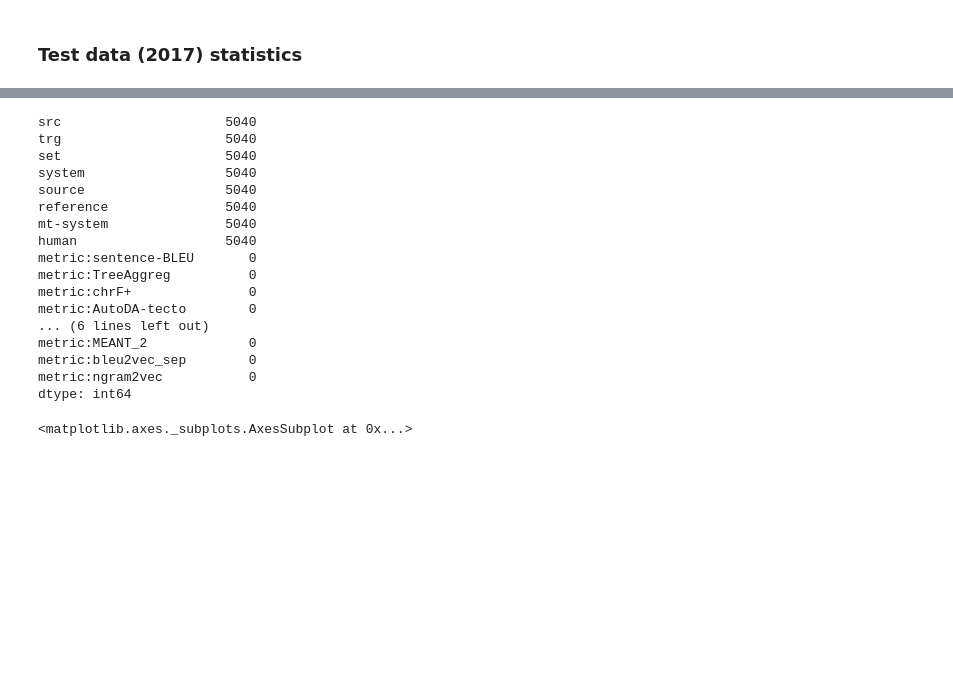
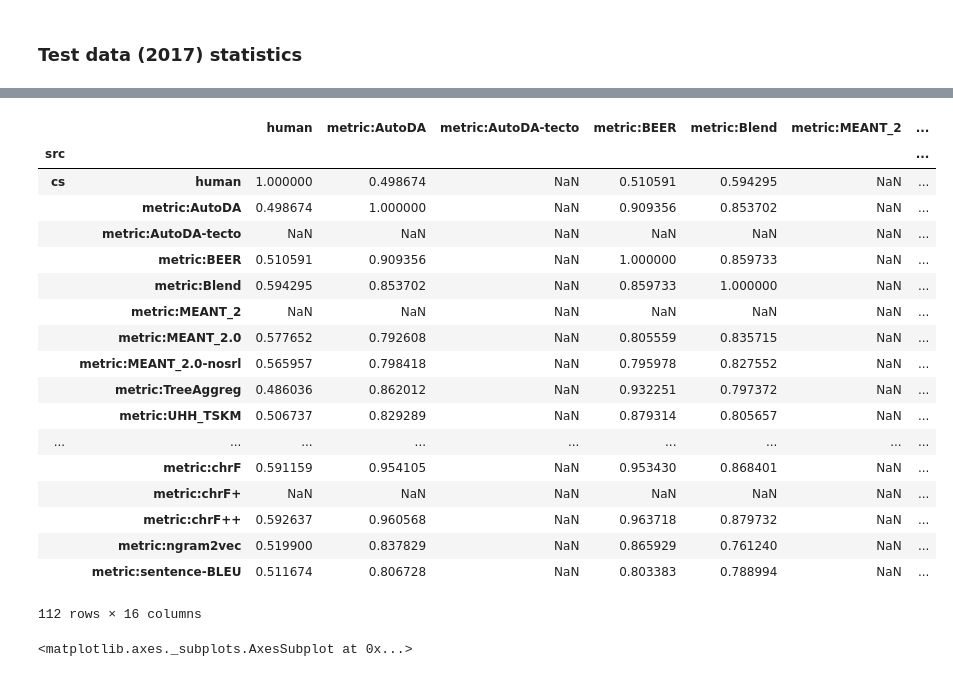
Before and after one commit to johntzwei/mt_metrics, a Jupyter notebook: data_readers-metrics.ipynb, the cells around one changed output, grey strips where cells are left out. Drawn from its saved outputs; the diff is of its cells as text; code cells hidden in the pictures; blank space fills up the shorter version.

```diff
--- a/data_readers-metrics.ipynb
+++ b/data_readers-metrics.ipynb
@@ -251,23 +255,25 @@ test.groupby('src-trg').count()
-# %%
-test.count()
-# %% [output]
-src                     5040
-trg                     5040
-set                     5040
-system                  5040
-source                  5040
-reference               5040
-mt-system               5040
-human                   5040
-metric:sentence-BLEU       0
-metric:TreeAggreg          0
-metric:chrF+               0
-metric:AutoDA-tecto        0
-... (6 lines left out)
-metric:MEANT_2             0
-metric:bleu2vec_sep        0
-metric:ngram2vec           0
-dtype: int64
+# %%
+test[test.trg == 'en'].groupby('src').corr()
+# %% [output]
+|  |  | human | metric:AutoDA | metric:AutoDA-tecto | metric:BEER | metric:Blend | metric:MEANT_2 | ... |
+| src |  |  |  |  |  |  |  | ... |
+| cs | human | 1.000000 | 0.498674 | NaN | 0.510591 | 0.594295 | NaN | ... |
+|  | metric:AutoDA | 0.498674 | 1.000000 | NaN | 0.909356 | 0.853702 | NaN | ... |
+|  | metric:AutoDA-tecto | NaN | NaN | NaN | NaN | NaN | NaN | ... |
+|  | metric:BEER | 0.510591 | 0.909356 | NaN | 1.000000 | 0.859733 | NaN | ... |
+|  | metric:Blend | 0.594295 | 0.853702 | NaN | 0.859733 | 1.000000 | NaN | ... |
+|  | metric:MEANT_2 | NaN | NaN | NaN | NaN | NaN | NaN | ... |
+|  | metric:MEANT_2.0 | 0.577652 | 0.792608 | NaN | 0.805559 | 0.835715 | NaN | ... |
+|  | metric:MEANT_2.0-nosrl | 0.565957 | 0.798418 | NaN | 0.795978 | 0.827552 | NaN | ... |
+|  | metric:TreeAggreg | 0.486036 | 0.862012 | NaN | 0.932251 | 0.797372 | NaN | ... |
+|  | metric:UHH_TSKM | 0.506737 | 0.829289 | NaN | 0.879314 | 0.805657 | NaN | ... |
+| ... | ... | ... | ... | ... | ... | ... | ... | ... |
+|  | metric:chrF | 0.591159 | 0.954105 | NaN | 0.953430 | 0.868401 | NaN | ... |
+|  | metric:chrF+ | NaN | NaN | NaN | NaN | NaN | NaN | ... |
+|  | metric:chrF++ | 0.592637 | 0.960568 | NaN | 0.963718 | 0.879732 | NaN | ... |
+|  | metric:ngram2vec | 0.519900 | 0.837829 | NaN | 0.865929 | 0.761240 | NaN | ... |
+|  | metric:sentence-BLEU | 0.511674 | 0.806728 | NaN | 0.803383 | 0.788994 | NaN | ... |
+112 rows × 16 columns
 # %%
 test['trg'].value_counts().plot(kind='bar')
 # %% [output]
```
Also changed, not shown: parts of 4 cells of this notebook.
